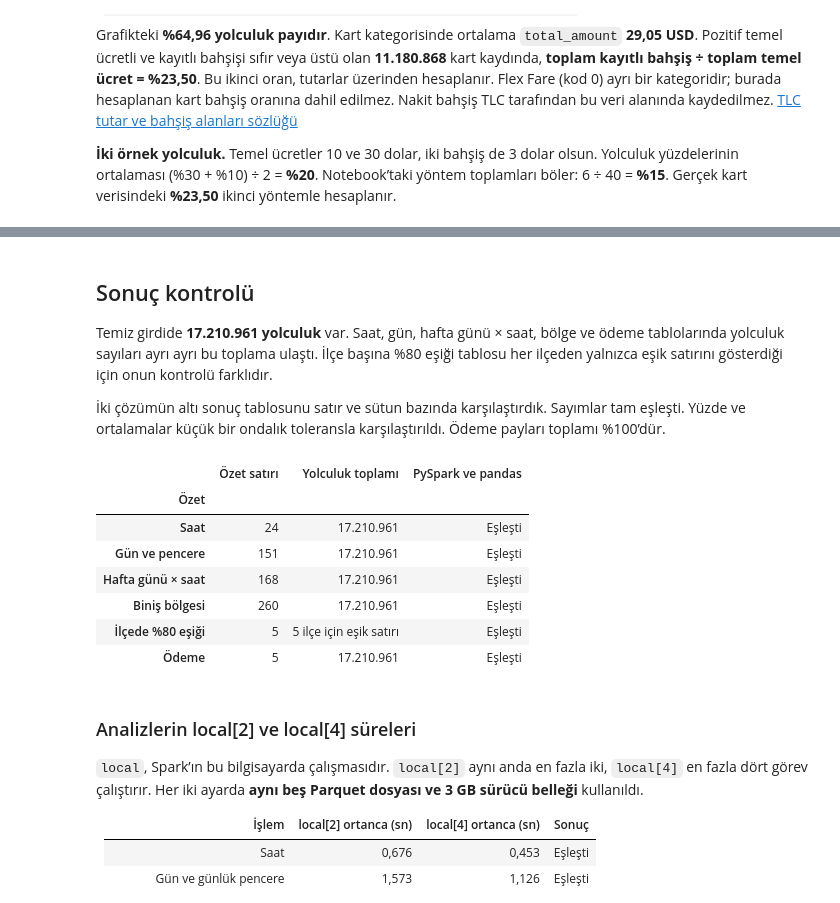
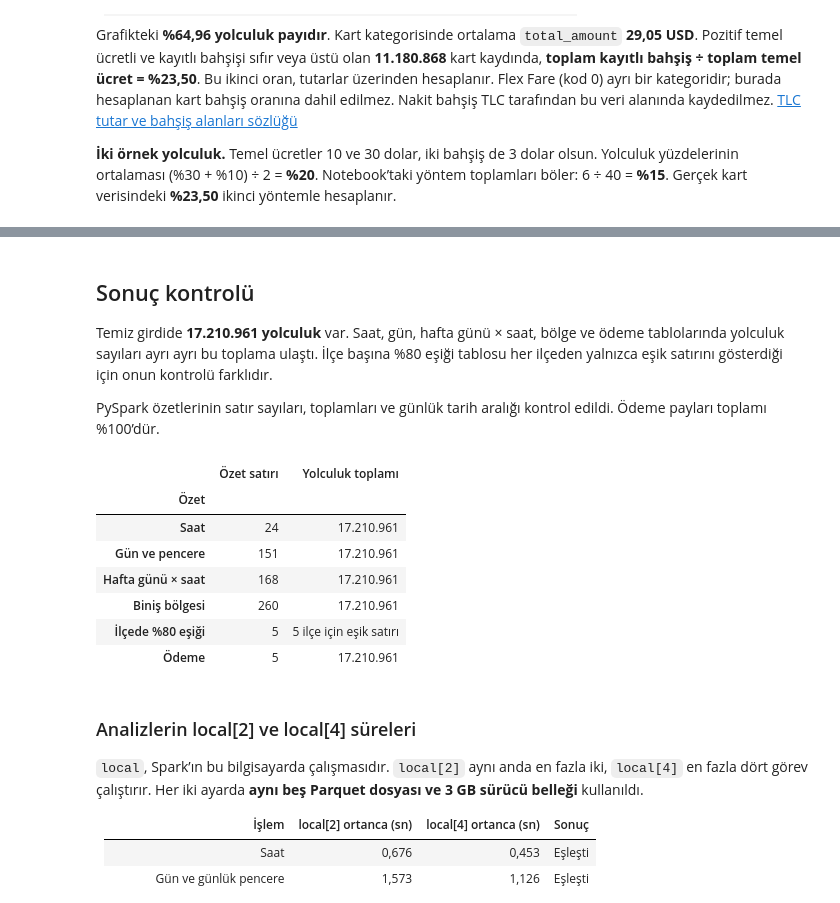
Before and after one commit to ismailesatucmak/BVA_Project, a Jupyter notebook: notebooks/03_aggregation_ders.ipynb, the cells around one changed output, grey strips where cells are left out. Cells and saved outputs as stored; diff of their text form; code cells hidden in the pictures.

Commit message:
Focus Student 3 notebook on PySpark

````diff
--- a/notebooks/03_aggregation_ders.ipynb
+++ b/notebooks/03_aggregation_ders.ipynb
@@ -53,10 +51,9 @@ def show_figure(fig):
     plt.show()
     plt.close(fig)
 
-def sorgulari_goster(spark_functions, pandas_functions):
-    for title, functions in (("PySpark", spark_functions), ("pandas", pandas_functions)):
-        listing = "\n\n".join(inspect.getsource(function).strip() for function in functions)
-        display(Markdown(f"**{title}**\n\n```python\n{listing}\n```"))
+def sorgulari_goster(spark_functions):
+    listing = "\n\n".join(inspect.getsource(function).strip() for function in spark_functions)
+    display(Markdown(f"**PySpark**\n\n```python\n{listing}\n```"))
 
 def bolge_birlestirme_planlari(spark, files):
     settings = {
@@ -147,11 +144,8 @@ try:
                     .toPandas())
     assert len(girdi_ornegi) == 4 and set(girdi_ornegi["payment_type"]) == {0, 1}
     girdi_ornegi["tpep_pickup_datetime"] = girdi_ornegi["tpep_pickup_datetime"].dt.strftime("%Y-%m-%d %H:%M:%S")
-    with kiyas.arrow_workers():
-        spark_tables, _ = kiyas.spark_reports(spark, files, kiyas.ZONE_LOOKUP_PATH)
-        pandas_tables, _ = kiyas.pandas_reports(files, kiyas.ZONE_LOOKUP_PATH)
-        kiyas.verify_full_scope(spark_tables)
-        kiyas.verify_reports(spark_tables, pandas_tables)
+    spark_tables, _ = kiyas.spark_reports(spark, files, kiyas.ZONE_LOOKUP_PATH)
+    kiyas.verify_full_scope(spark_tables)
     spark_plan = kiyas.hourly_spark_plan(spark)
     saturdays = kiyas.saturday_context(spark)
     join_plans = bolge_birlestirme_planlari(spark, files)
@@ -162,5 +156,5 @@ hour = spark_tables["hour"]
 day = spark_tables["day"].assign(pickup_date=lambda x: pd.to_datetime(x["pickup_date"]))
 zone = spark_tables["zone"]
 payment = spark_tables["payment"]
-print("Altı sonuç tablosu ve cumartesi saat/bölge özeti eşleşti.")
+print("Altı PySpark sonuç tablosu ve toplamlar doğrulandı.")
 # %% [output]
@@ -1225,29 +1129,28 @@ def pandas_payments(trips):
 
 Temiz girdide **17.210.961 yolculuk** var. Saat, gün, hafta günü × saat, bölge ve ödeme tablolarında yolculuk sayıları ayrı ayrı bu toplama ulaştı. İlçe başına %80 eşiği tablosu her ilçeden yalnızca eşik satırını gösterdiği için onun kontrolü farklıdır.
 
-İki çözümün altı sonuç tablosunu satır ve sütun bazında karşılaştırdık. Sayımlar tam eşleşti. Yüzde ve ortalamalar küçük bir ondalık toleransla karşılaştırıldı. Ödeme payları toplamı %100’dür.
+PySpark özetlerinin satır sayıları, toplamları ve günlük tarih aralığı kontrol edildi. Ödeme payları toplamı %100’dür.
 # %%
 display(pd.DataFrame([
     {
         "Özet": title,
         "Özet satırı": len(spark_tables[name]),
         "Yolculuk toplamı": (
             tr_int(spark_tables[name]["trip_count"].sum())
             if name != "zone_concentration" else "5 ilçe için eşik satırı"
         ),
-        "PySpark ve pandas": "Eşleşti",
     }
     for name, title in kiyas.SUMMARY_NAMES.items()
 ]).set_index("Özet"))
 # %% [output]
-|  | Özet satırı | Yolculuk toplamı | PySpark ve pandas |
-| Özet |  |  |  |
-| Saat | 24 | 17.210.961 | Eşleşti |
-| Gün ve pencere | 151 | 17.210.961 | Eşleşti |
-| Hafta günü × saat | 168 | 17.210.961 | Eşleşti |
-| Biniş bölgesi | 260 | 17.210.961 | Eşleşti |
-| İlçede %80 eşiği | 5 | 5 ilçe için eşik satırı | Eşleşti |
-| Ödeme | 5 | 17.210.961 | Eşleşti |
+|  | Özet satırı | Yolculuk toplamı |
+| Özet |  |  |
+| Saat | 24 | 17.210.961 |
+| Gün ve pencere | 151 | 17.210.961 |
+| Hafta günü × saat | 168 | 17.210.961 |
+| Biniş bölgesi | 260 | 17.210.961 |
+| İlçede %80 eşiği | 5 | 5 ilçe için eşik satırı |
+| Ödeme | 5 | 17.210.961 |
 # %% [markdown]
 ### Analizlerin local[2] ve local[4] süreleri
 
````
Also changed, not shown: parts of 8 cells of this notebook, 1 other file.
